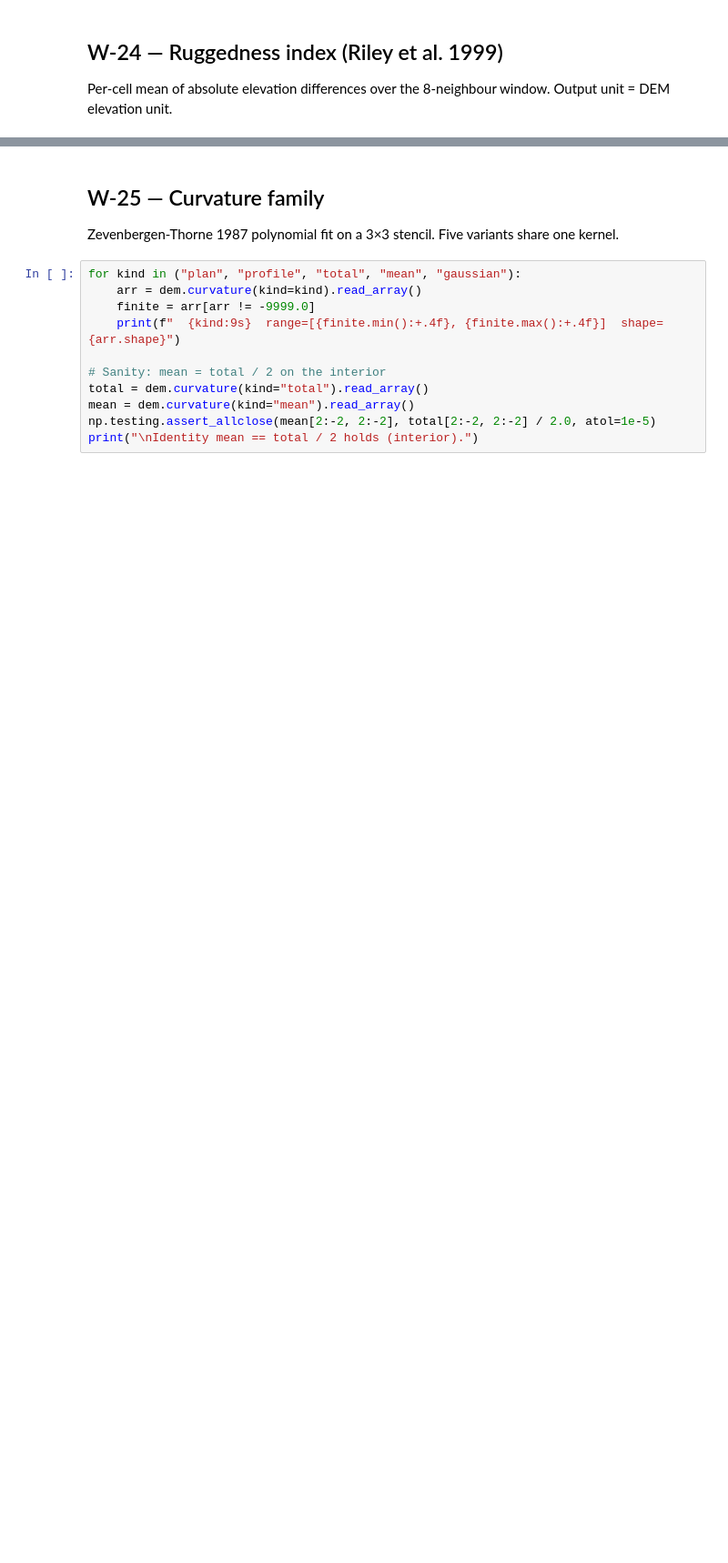
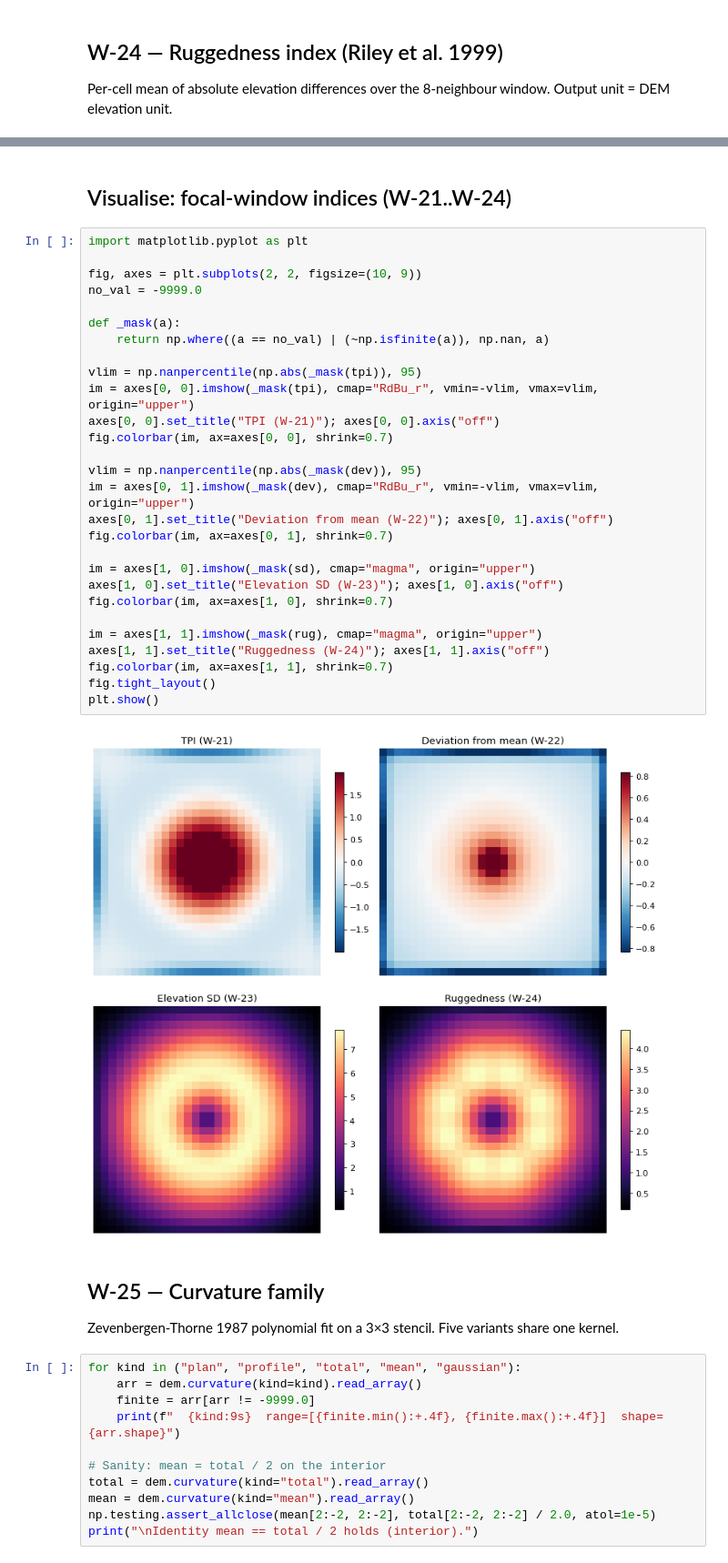
Before and after one commit to serapeum-org/digital-rivers, a Jupyter notebook: examples/notebooks/03_terrain_indices.ipynb, the cells around one changed output, grey strips where cells are left out. Shown at 91% size. Cells and saved outputs as stored; diff of their text form; blank space fills up the shorter version.

```diff
--- a/examples/notebooks/03_terrain_indices.ipynb
+++ b/examples/notebooks/03_terrain_indices.ipynb
@@ -75,3 +114,35 @@ print(f"Ruggedness range:     [{valid_rug.min():.3f}, {valid_rug.max():.3f}] m")
+# %% [markdown]
+## Visualise: focal-window indices (W-21..W-24)
+# %%
+import matplotlib.pyplot as plt
+
+fig, axes = plt.subplots(2, 2, figsize=(10, 9))
+no_val = -9999.0
+
+def _mask(a):
+    return np.where((a == no_val) | (~np.isfinite(a)), np.nan, a)
+
+vlim = np.nanpercentile(np.abs(_mask(tpi)), 95)
+im = axes[0, 0].imshow(_mask(tpi), cmap="RdBu_r", vmin=-vlim, vmax=vlim, origin="upper")
+axes[0, 0].set_title("TPI (W-21)"); axes[0, 0].axis("off")
+fig.colorbar(im, ax=axes[0, 0], shrink=0.7)
+
+vlim = np.nanpercentile(np.abs(_mask(dev)), 95)
+im = axes[0, 1].imshow(_mask(dev), cmap="RdBu_r", vmin=-vlim, vmax=vlim, origin="upper")
+axes[0, 1].set_title("Deviation from mean (W-22)"); axes[0, 1].axis("off")
+fig.colorbar(im, ax=axes[0, 1], shrink=0.7)
+
+im = axes[1, 0].imshow(_mask(sd), cmap="magma", origin="upper")
+axes[1, 0].set_title("Elevation SD (W-23)"); axes[1, 0].axis("off")
+fig.colorbar(im, ax=axes[1, 0], shrink=0.7)
+
+im = axes[1, 1].imshow(_mask(rug), cmap="magma", origin="upper")
+axes[1, 1].set_title("Ruggedness (W-24)"); axes[1, 1].axis("off")
+fig.colorbar(im, ax=axes[1, 1], shrink=0.7)
+fig.tight_layout()
+plt.show()
+# %% [output]
+[figure, added]
 # %% [markdown]
 ## W-25 — Curvature family
 
```
Also changed, not shown: parts of 16 cells of this notebook, 7 other files.
